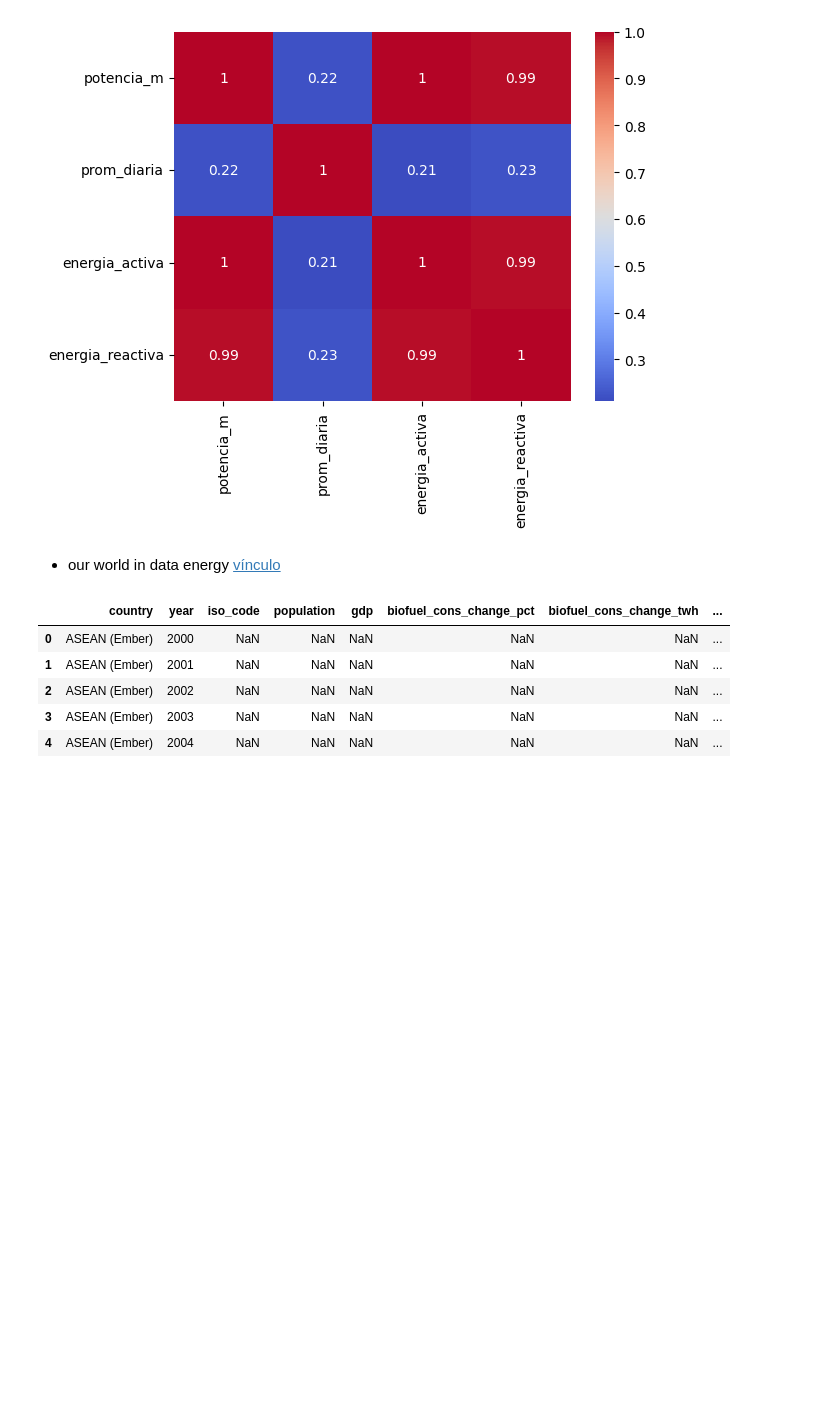
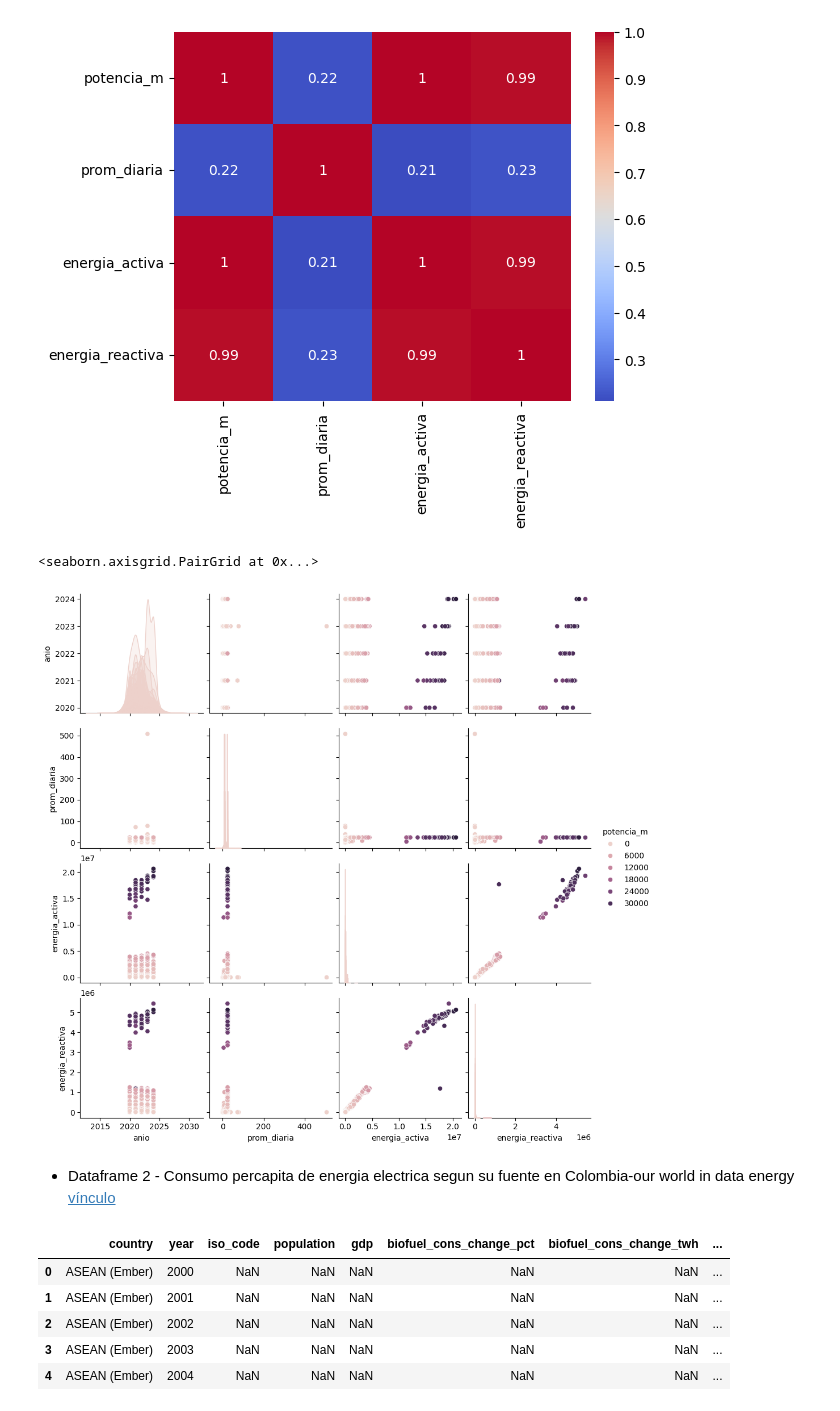
Before and after one commit to gluoneros/talentoTech, a Jupyter notebook: ProyectoFinal_Probador.ipynb, the cells around one changed output. Cells and saved outputs as stored; diff of their text form; code cells hidden in the pictures; blank space fills up the shorter version.

```diff
--- a/ProyectoFinal_Probador.ipynb
+++ b/ProyectoFinal_Probador.ipynb
@@ -172,8 +194,13 @@ sns.heatmap(correlacion1, annot=True, cmap='coolwarm')
 # %% [output]
 <Axes: >
 [figure]
+# %%
+sns.pairplot(df1, hue='potencia_m')
+# %% [output]
+<seaborn.axisgrid.PairGrid at 0x...>
+[figure, added]
 # %% [markdown]
-* our world in data energy
+* Dataframe 2 - Consumo percapita de energia electrica segun su fuente en Colombia-our world in data energy
 [vínculo](https://github.com/owid/energy-data/blob/master/owid-energy-codebook.csv)
 # %%
 datos2 = pd.read_csv('https://raw.githubusercontent.com/owid/energy-data/refs/heads/master/owid-energy-data.csv')
```
Also changed, not shown: parts of 33 cells of this notebook.
